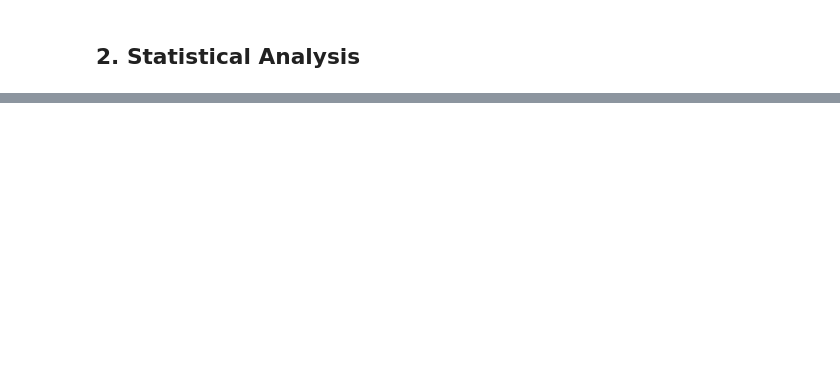
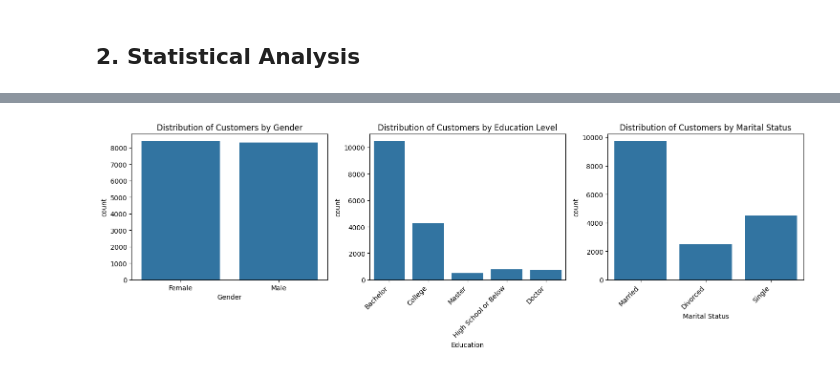
Before and after one commit to melvin-ngure/Airline_Customer_Loyalty_Program_and_Engagement_Analysis, a Jupyter notebook: Airline_Customer_Loyalty_Program_and_Engagement_Analysis.ipynb, the cells around one changed output, grey strips where cells are left out. Saved outputs shown, nothing was run; the diff lists cells and outputs as text; code cells hidden in the pictures; blank space fills up the shorter version.

```diff
--- a/Airline_Customer_Loyalty_Program_and_Engagement_Analysis.ipynb
+++ b/Airline_Customer_Loyalty_Program_and_Engagement_Analysis.ipynb
@@ -171,3 +171,30 @@ lyt_hist.describe(include='all')
 | 50% | 550434.000000 | NaN | NaN | NaN | NaN | NaN | NaN | 73455.000000 | NaN | ... |
 | 75% | 772019.000000 | NaN | NaN | NaN | NaN | NaN | NaN | 88517.500000 | NaN | ... |
 | max | 999986.000000 | NaN | NaN | NaN | NaN | NaN | NaN | 407228.000000 | NaN | ... |
+# %%
+# combined_df = pd.merge(flg_act, lyt_hist, on='CustomerID', how='inner')
+
+# Create the bar chart
+plt.figure(figsize=(15, 5))
+
+# Gender distribution
+plt.subplot(1, 3, 1)
+sns.countplot(x='Gender', data=lyt_hist)
+plt.title('Distribution of Customers by Gender')
+
+# Education level distribution
+plt.subplot(1, 3, 2)
+sns.countplot(x='Education', data=lyt_hist)
+plt.title('Distribution of Customers by Education Level')
+plt.xticks(rotation=45, ha='right') # Rotate x-axis labels for better readability
+
+# Marital status distribution
+plt.subplot(1, 3, 3)
+sns.countplot(x='Marital Status', data=lyt_hist)
+plt.title('Distribution of Customers by Marital Status')
+plt.xticks(rotation=45, ha='right') # Rotate x-axis labels for better readability
+
+plt.tight_layout()
+plt.show()
+# %% [output]
+[figure, added]
```
Also changed, not shown: parts of 11 cells of this notebook.
